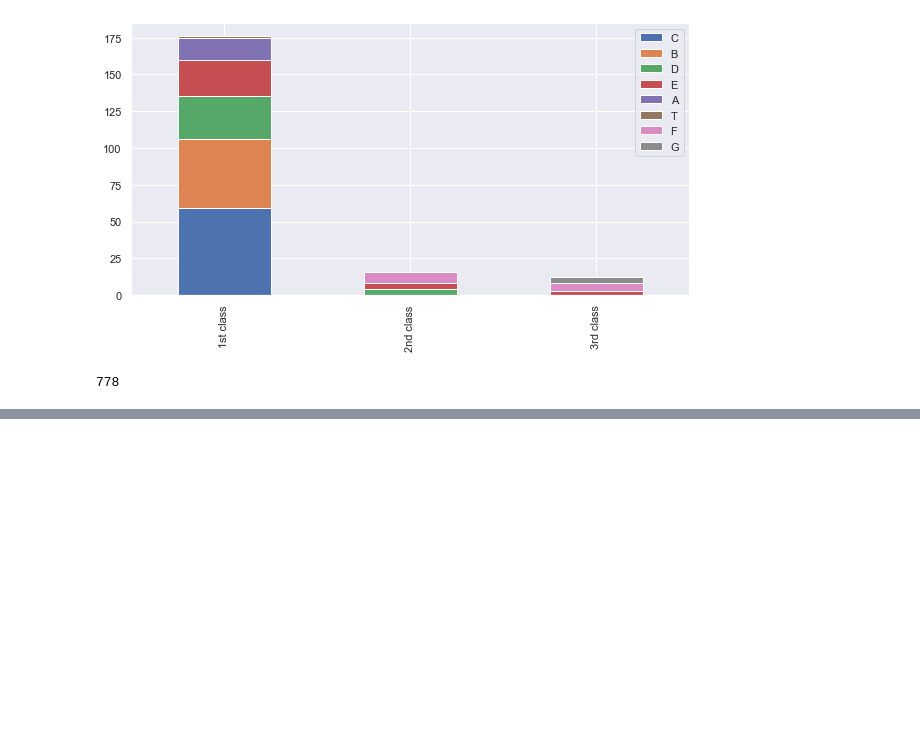
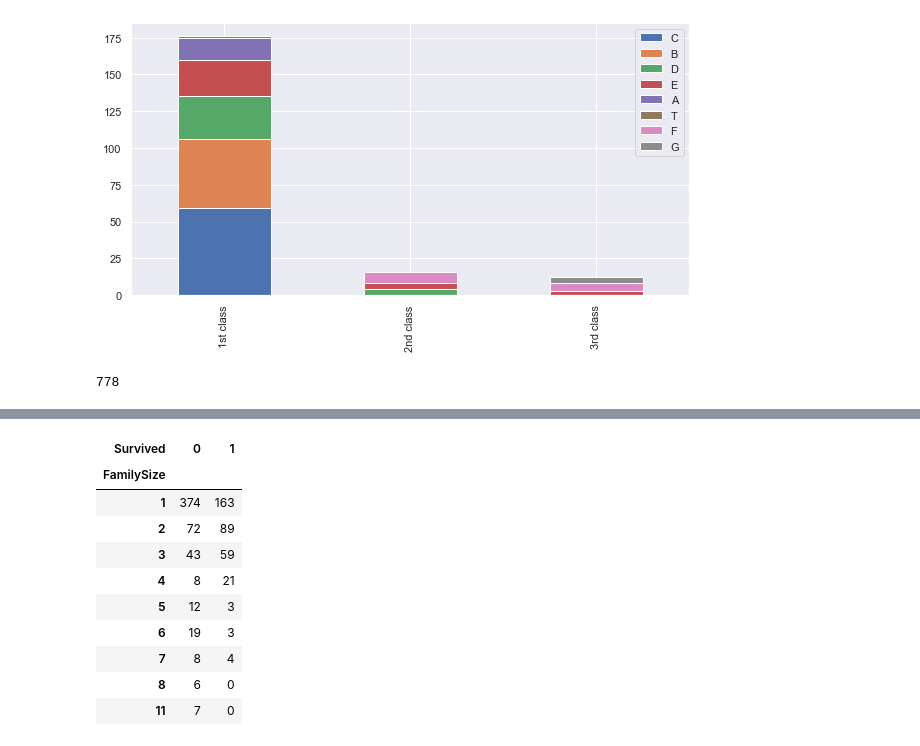
Before and after one commit to CSKIM999/ML-study, a Jupyter notebook: TF/new_titanic.ipynb, the cells around one changed output, grey strips where cells are left out. Saved outputs shown, nothing was run; the diff lists cells and outputs as text; code cells hidden in the pictures; blank space fills up the shorter version.

```diff
--- a/TF/new_titanic.ipynb
+++ b/TF/new_titanic.ipynb
@@ -357,0 +360,18 @@ plt.xlim(0)
+# %%
+pd.crosstab(train['FamilySize'],train['Survived'])
+# familysize 가 1명일 때 사망한 경우가 월등히 많았다
+# 이와같이 확연한 차이를 보이는 데이터의 경우 충분히 중요한 데이터임
+# 가족이 있을 때 빠르게 정보를 캐치해서 탈출했을 수도 있고,단순히 1명 탄 승객이 많아서 많이 생존한 것일수도 있음
+# 하지만 확실한 것은 나머지 사이즈의 승객들이 비슷한 수준의 생존률로 수렴하는것에 비해 1의 승객은 2배의 차이가 나는게 우연은 아닐 것
+# %% [output]
+| Survived | 0 | 1 |
+| FamilySize |  |  |
+| 1 | 374 | 163 |
+| 2 | 72 | 89 |
+| 3 | 43 | 59 |
+| 4 | 8 | 21 |
+| 5 | 12 | 3 |
+| 6 | 19 | 3 |
+| 7 | 8 | 4 |
+| 8 | 6 | 0 |
+| 11 | 7 | 0 |
```
Also changed, not shown: parts of 12 cells of this notebook.
